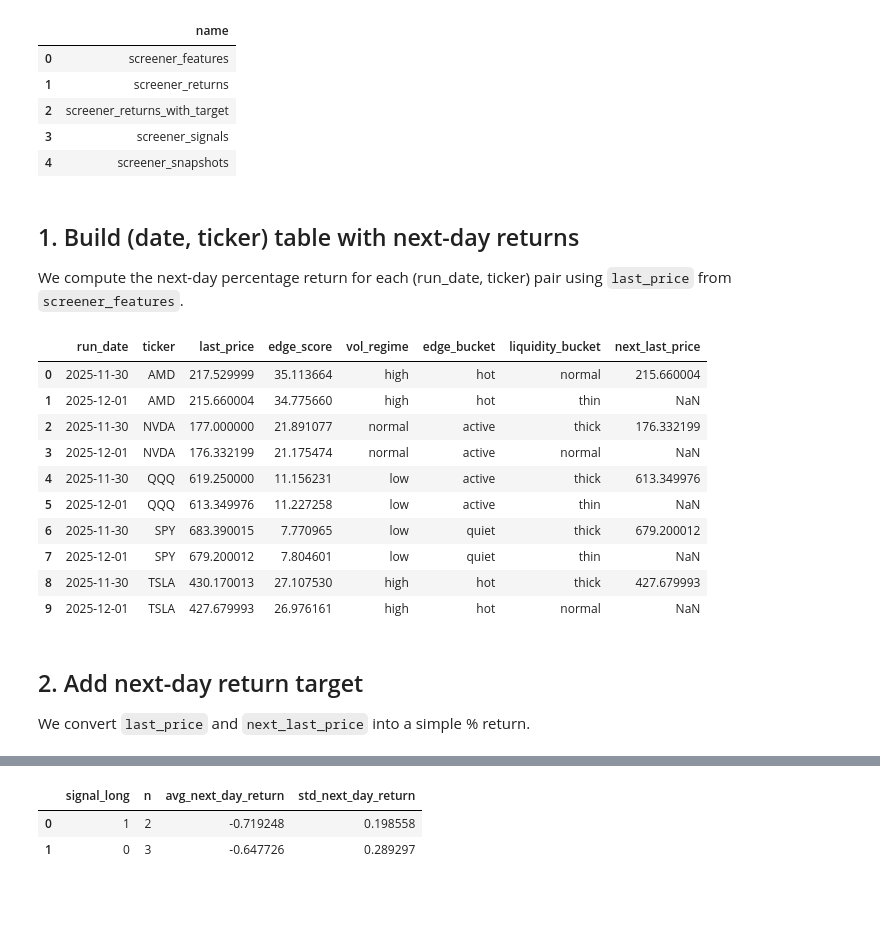
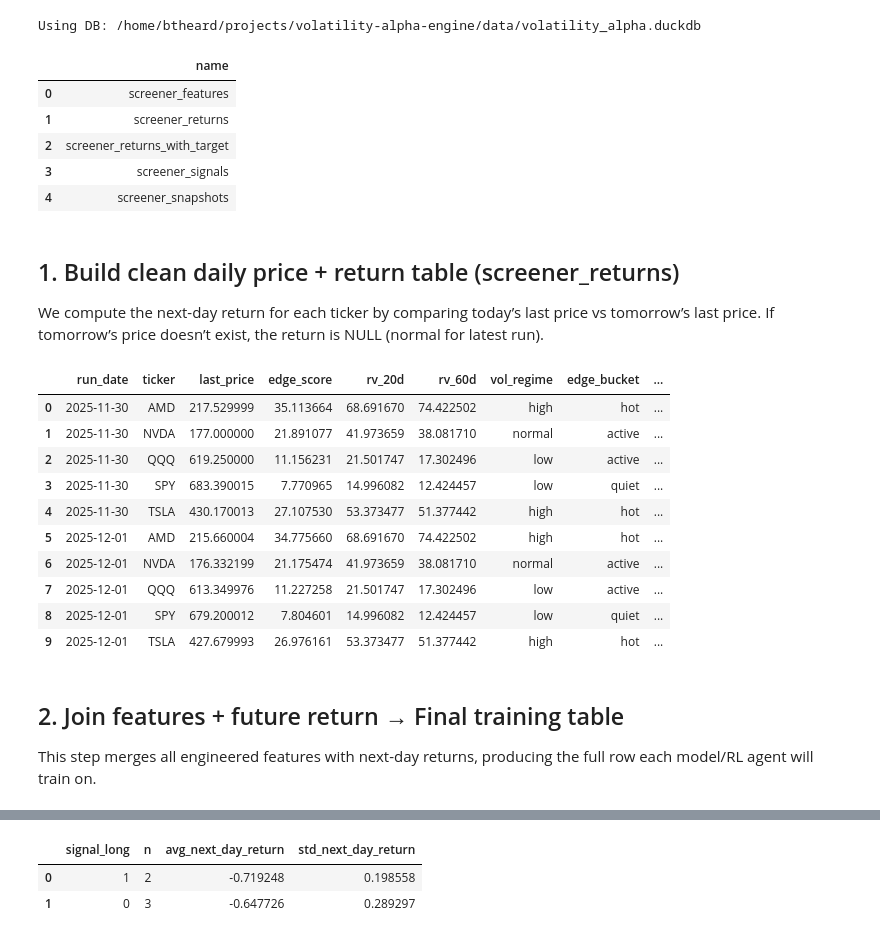
Before and after one commit to btheard3/volatility-alpha-engine, a Jupyter notebook: notebooks/03_backtesting_signals.ipynb, the cells around one changed output, grey strips where cells are left out. Drawn from its saved outputs; the diff is of its cells as text; code cells hidden in the pictures; blank space fills up the shorter version.

```diff
--- a/notebooks/03_backtesting_signals.ipynb
+++ b/notebooks/03_backtesting_signals.ipynb
@@ -15,30 +15,30 @@ This gives us a clean benchmark before we introduce a more complex ML or RL syst
 It answers: **Is there any measurable directional edge in the feature set?**
 # %%
+from pathlib import Path
 import duckdb
-from pathlib import Path
 import pandas as pd
+import numpy as np
 import matplotlib.pyplot as plt
 
 # Consistent chart size
 plt.rcParams["figure.figsize"] = (10, 6)
 
-# Path: notebooks/ -> .. -> data/volatility_alpha.duckdb
+# Use same DB as earlier notebooks
 DB_PATH = (Path.cwd().parent / "data" / "volatility_alpha.duckdb").as_posix()
+print("Using DB:", DB_PATH)
 
-# --- Safe reconnect logic ---
-# If a DuckDB connection named `con` already exists, close it first
-if "con" in globals():
-    try:
-        con.close() # type: ignore
-    except Exception:
-        pass
+# Close old connection if it exists
+try:
+    con.close() # type: ignore
+except:
+    pass
 
-# Open a fresh connection
 con = duckdb.connect(DB_PATH)
 
-# Quick sanity check: list tables
+# Quick check
 con.sql("SHOW TABLES;").df()
 # %% [output]
+Using DB: /home/btheard/projects/volatility-alpha-engine/data/volatility_alpha.duckdb
 |  | name |
 | 0 | screener_features |
 | 1 | screener_returns |
@@ -46,46 +46,58 @@ con.sql("SHOW TABLES;").df()
 | 3 | screener_signals |
 | 4 | screener_snapshots |
 # %% [markdown]
-## 1. Build (date, ticker) table with next-day returns
+## 1. Build clean daily price + return table (screener_returns)
 
-We compute the next-day percentage return for each (run_date, ticker) pair
-using `last_price` from `screener_features`.
+We compute the next-day return for each ticker by comparing today’s last price vs tomorrow’s last price.
+If tomorrow’s price doesn’t exist, the return is NULL (normal for latest run).
 # %%
 con.sql("""
 CREATE OR REPLACE TABLE screener_returns AS
 SELECT
     run_date,
     ticker,
     last_price,
     edge_score,
+    rv_20d,
+    rv_60d,
     vol_regime,
     edge_bucket,
     liquidity_bucket,
+
+    -- Tomorrow's last price
     LEAD(last_price) OVER (
         PARTITION BY ticker
         ORDER BY run_date
-    ) AS next_last_price
+    ) AS next_last_price,
+
+    -- Compute next-day % return
+    ((LEAD(last_price) OVER (
+        PARTITION BY ticker
+        ORDER BY run_date
+    ) - last_price) / last_price) * 100 AS next_day_return_pct
+
 FROM screener_features
-ORDER BY ticker, run_date;
+ORDER BY run_date, ticker;
 """)
 
+# Quick preview
 con.sql("SELECT * FROM screener_returns LIMIT 10;").df()
 # %% [output]
-|  | run_date | ticker | last_price | edge_score | vol_regime | edge_bucket | liquidity_bucket | next_last_price |
-| 0 | 2025-11-30 | AMD | 217.529999 | 35.113664 | high | hot | normal | 215.660004 |
-| 1 | 2025-12-01 | AMD | 215.660004 | 34.775660 | high | hot | thin | NaN |
-| 2 | 2025-11-30 | NVDA | 177.000000 | 21.891077 | normal | active | thick | 176.332199 |
-| 3 | 2025-12-01 | NVDA | 176.332199 | 21.175474 | normal | active | normal | NaN |
-| 4 | 2025-11-30 | QQQ | 619.250000 | 11.156231 | low | active | thick | 613.349976 |
-| 5 | 2025-12-01 | QQQ | 613.349976 | 11.227258 | low | active | thin | NaN |
-| 6 | 2025-11-30 | SPY | 683.390015 | 7.770965 | low | quiet | thick | 679.200012 |
-| 7 | 2025-12-01 | SPY | 679.200012 | 7.804601 | low | quiet | thin | NaN |
-| 8 | 2025-11-30 | TSLA | 430.170013 | 27.107530 | high | hot | thick | 427.679993 |
-| 9 | 2025-12-01 | TSLA | 427.679993 | 26.976161 | high | hot | normal | NaN |
+|  | run_date | ticker | last_price | edge_score | rv_20d | rv_60d | vol_regime | edge_bucket | ... |
+| 0 | 2025-11-30 | AMD | 217.529999 | 35.113664 | 68.691670 | 74.422502 | high | hot | ... |
+| 1 | 2025-11-30 | NVDA | 177.000000 | 21.891077 | 41.973659 | 38.081710 | normal | active | ... |
+| 2 | 2025-11-30 | QQQ | 619.250000 | 11.156231 | 21.501747 | 17.302496 | low | active | ... |
+| 3 | 2025-11-30 | SPY | 683.390015 | 7.770965 | 14.996082 | 12.424457 | low | quiet | ... |
+| 4 | 2025-11-30 | TSLA | 430.170013 | 27.107530 | 53.373477 | 51.377442 | high | hot | ... |
+| 5 | 2025-12-01 | AMD | 215.660004 | 34.775660 | 68.691670 | 74.422502 | high | hot | ... |
+| 6 | 2025-12-01 | NVDA | 176.332199 | 21.175474 | 41.973659 | 38.081710 | normal | active | ... |
+| 7 | 2025-12-01 | QQQ | 613.349976 | 11.227258 | 21.501747 | 17.302496 | low | active | ... |
+| 8 | 2025-12-01 | SPY | 679.200012 | 7.804601 | 14.996082 | 12.424457 | low | quiet | ... |
+| 9 | 2025-12-01 | TSLA | 427.679993 | 26.976161 | 53.373477 | 51.377442 | high | hot | ... |
 # %% [markdown]
-## 2. Add next-day return target
+## 2. Join features + future return → Final training table
 
-We convert `last_price` and `next_last_price` into a simple % return.
+This step merges all engineered features with next-day returns, producing the full row each model/RL agent will train on.
 # %%
 con.sql("""
 CREATE OR REPLACE TABLE screener_returns_with_target AS
```
Also changed, not shown: parts of 12 cells of this notebook.
